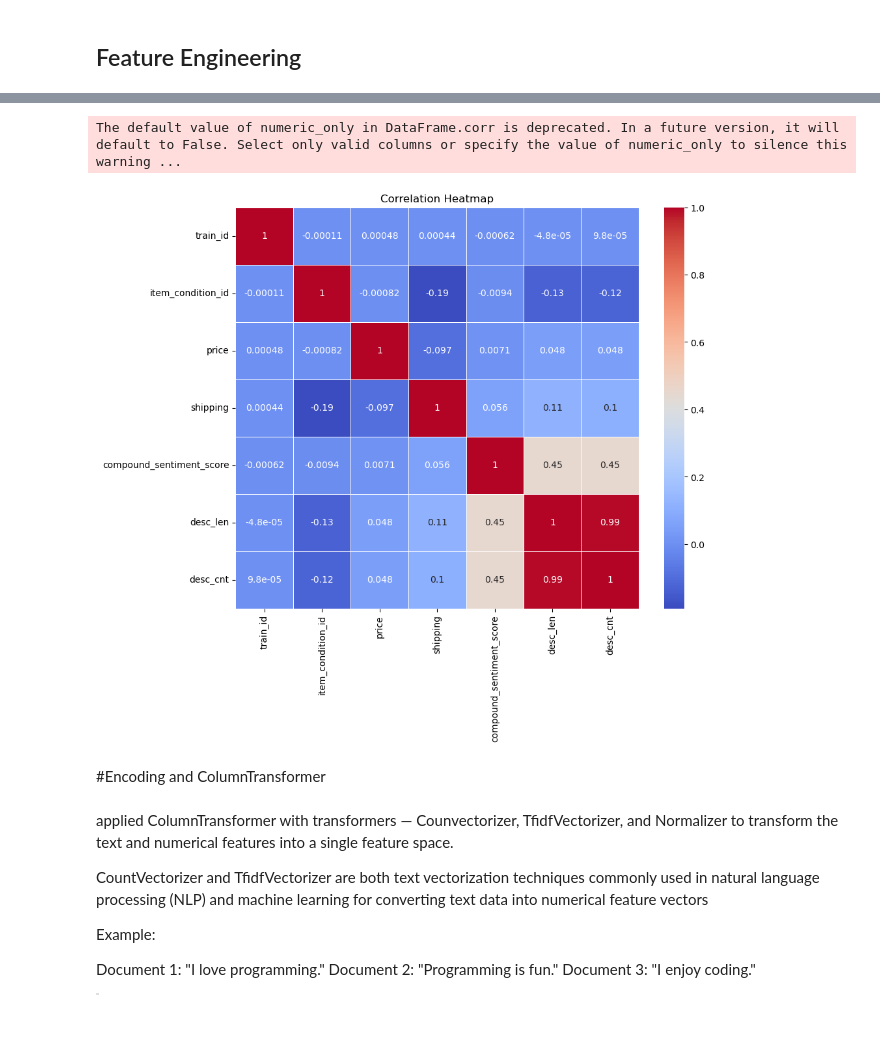
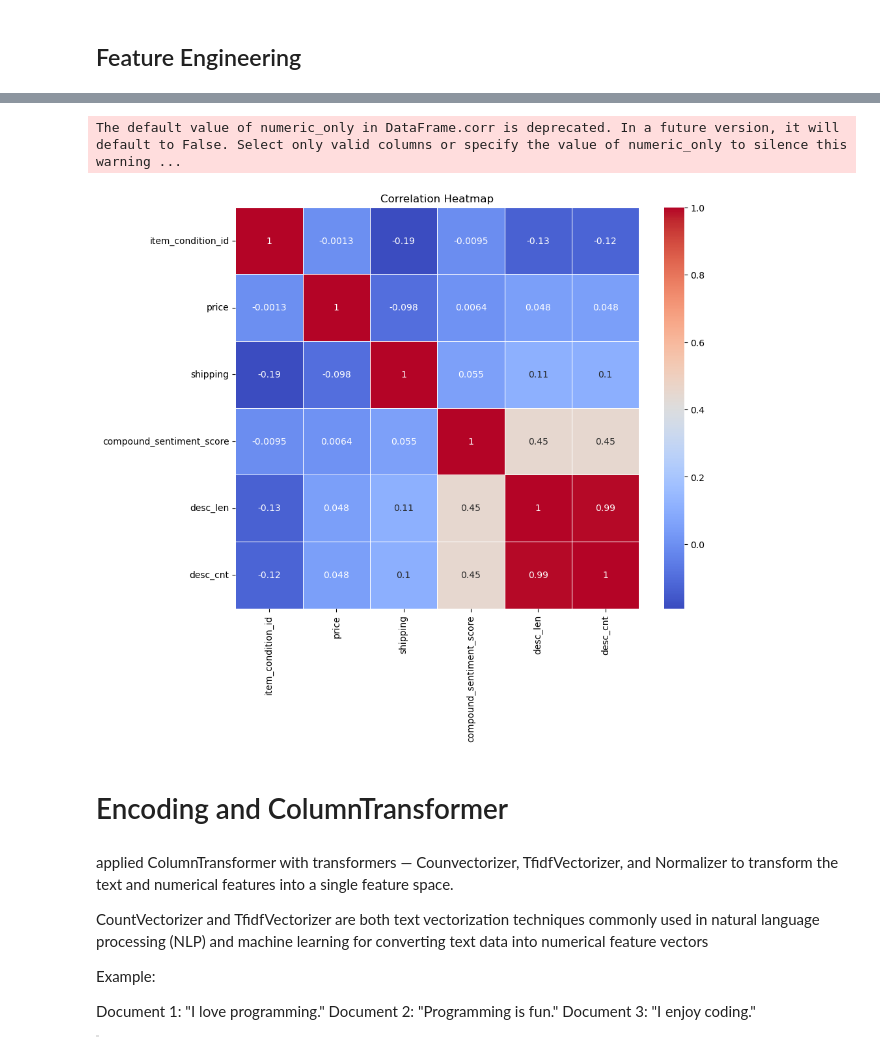
Before and after one commit to Alaqrakhadija/PriceRecomendation-, a Jupyter notebook: EDA/EDA.ipynb, the cells around one changed output, grey strips where cells are left out. Saved outputs shown, nothing was run; the diff lists cells and outputs as text; code cells hidden in the pictures; blank space fills up the shorter version.

```diff
--- a/EDA/EDA.ipynb
+++ b/EDA/EDA.ipynb
@@ -178,0 +117,13 @@ df.dropna(inplace=True)
+# %%
+from sklearn.pipeline import Pipeline
+from sklearn.preprocessing import FunctionTransformer
+drop_transformer = FunctionTransformer(drop_price_and_cat_missing_values, validate=False)
+impute_transformer = FunctionTransformer(imputing, validate=False)
+fill_missing_transformer = FunctionTransformer(fill_missing_data, validate=False)
+
+
+data_preprocessing_pipeline = Pipeline([
+    ('drop',drop_transformer),
+    ('impute', impute_transformer),
+    ('fill_missing', fill_missing_transformer)
+])
@@ -178,0 +132,2 @@ df.dropna(inplace=True)
+# %%
+train = data_preprocessing_pipeline.fit_transform(train)
@@ -280,0 +172,18 @@ See the caveats in the documentation: https://pandas.pydata.org/pandas-docs/stab
+# %%
+def feature_engineering(data):
+    def category_tranformation(category):
+        try:
+            category, sub_category_1, sub_category_2 = category.split('/')
+            return category, sub_category_1, sub_category_2
+        except:
+            return 'Other', 'Other', 'Other'
+    data['main_category'], data['category_sub1'], data['category_sub2'] = zip(*data['category_name'].apply(category_tranformation))
+    sia = SentimentIntensityAnalyzer()
+    data['compound_sentiment_score'] = data['item_description'].apply(lambda x: sia.polarity_scores(x)['compound'])
+    # Calculate and store item_description length (desc_len)
+    data['desc_len'] = data['item_description'].apply(lambda x: len(x))
+    # Calculate and store count of words in item_description (desc_cnt)
+    data['desc_cnt'] = data['item_description'].apply(lambda x: len(x.split()))
+    return data
+# %%
+train = feature_engineering(train)
@@ -281,14 +213,14 @@ See the caveats in the documentation: https://pandas.pydata.org/pandas-docs/stab
 # %%
-correlation_matrix = df.corr()
+correlation_matrix = train.corr()
 plt.figure(figsize=(10, 8))  # Set the figure size (optional)
 sns.heatmap(data=correlation_matrix, annot=True, cmap='coolwarm', linewidths=0.5)
 plt.title("Correlation Heatmap")
 plt.show()
 # %% [output]
 The default value of numeric_only in DataFrame.corr is deprecated. In a future version, it will default to False. Select only valid columns or specify the value of numeric_only to silence this warning ...
-[figure, old version]
+[figure, new version]
 # %% [markdown]
-#Encoding and ColumnTransformer
+# Encoding and ColumnTransformer
 # %% [markdown]
 applied ColumnTransformer with transformers — Counvectorizer, TfidfVectorizer, and Normalizer to transform the text and numerical features into a single feature space.
 
```
Also changed, not shown: parts of 48 cells of this notebook.
